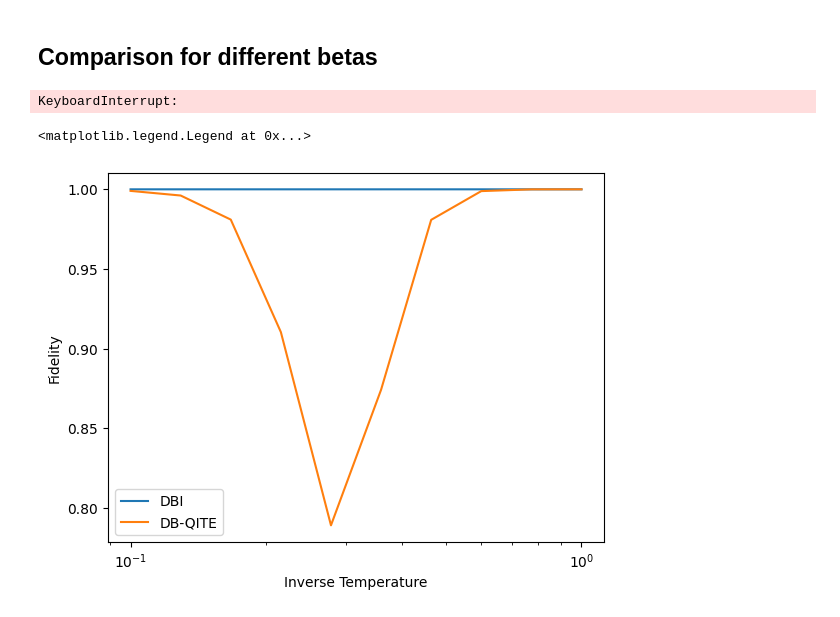
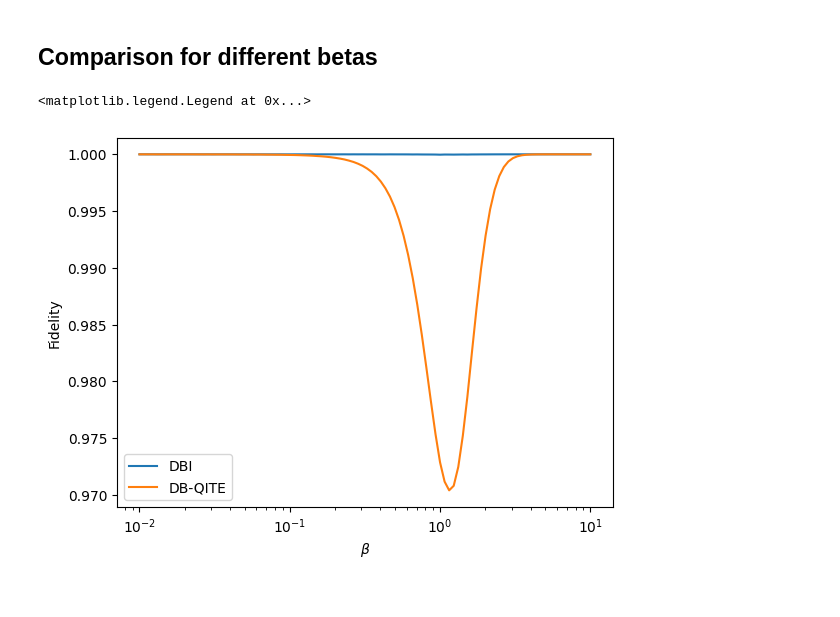
Before and after one commit to wrightjandrew/Master-Project, a Jupyter notebook: TFD.ipynb, the cells around one changed output. Drawn from its saved outputs; the diff is of its cells as text; code cells hidden in the pictures.

```diff
--- a/TFD.ipynb
+++ b/TFD.ipynb
@@ -158,13 +166,22 @@ plt.legend()
 # %%
 def reflectionOperator(state, step):
+    """
+    Reflection operator for the DBQITE algorithm.
+    """
     rho = np.outer(state, state.conj())
     return sp.linalg.expm(1j*step*rho)
 
 def unitaryRecursion(ham, refOperator, step):
+    """
+    Unitary recursion for the DBQITE algorithm.
+    """
     U = sp.linalg.expm(1j*step*ham) @ refOperator @ sp.linalg.expm(-1j*step*ham)
     return U
 
 def DBQITE(iters, H, step, state):
+    """
+    DBQITE algorithm.
+    """
     ref = reflectionOperator(state, step)
     newState = np.empty((iters+1,len(state)), dtype=complex)
     newState[0,:] = state
@@ -177,7 +194,7 @@ def DBQITE(iters, H, step, state):
 # %%
 state = maxEntangledState(nqubits)
 step = np.sqrt(defaultStep(H))
-iters = 20000
+iters = 2500
 
 newState = DBQITE(iters, H, step, state)
 
@@ -202,7 +219,7 @@ plt.legend()
 # %%
 state = maxEntangledState(nqubits)
-step = 0.01
-iters = 4000
+step = 0.1
+iters = 160
 
 newState = DBQITE(iters, H, step, state)
 
@@ -248,23 +265,21 @@ def thermalStatePrepComparison(beta, H, nqubits, method, step = None):
 
     return fidelity
 # %%
-beta = np.linspace(0.01, 1, 100)
+beta = np.logspace(-2, 1, 100)
 fidelityDBI = np.zeros(len(beta))
 fidelityDBQITE = np.zeros(len(beta))
 for i in tqdm(range(len(beta))):
     fidelityDBI[i] = thermalStatePrepComparison(beta[i], H, nqubits, 'DBI')
     fidelityDBQITE[i] = thermalStatePrepComparison(beta[i], H, nqubits, 'DBQITE')
-# %% [output]
-KeyboardInterrupt:
 # %%
 plt.figure()
 plt.plot(beta, fidelityDBI, label='DBI')
 plt.plot(beta, fidelityDBQITE, label='DB-QITE')
 plt.ylabel('Fidelity')
-plt.xlabel('Inverse Temperature')
+plt.xlabel(r'$\beta$')
 plt.xscale('log')
 plt.legend()
 # %% [output]
 <matplotlib.legend.Legend at 0x...>
-[figure, old version]
+[figure, new version]
 # %%
```
Also changed, not shown: parts of 14 cells of this notebook.
